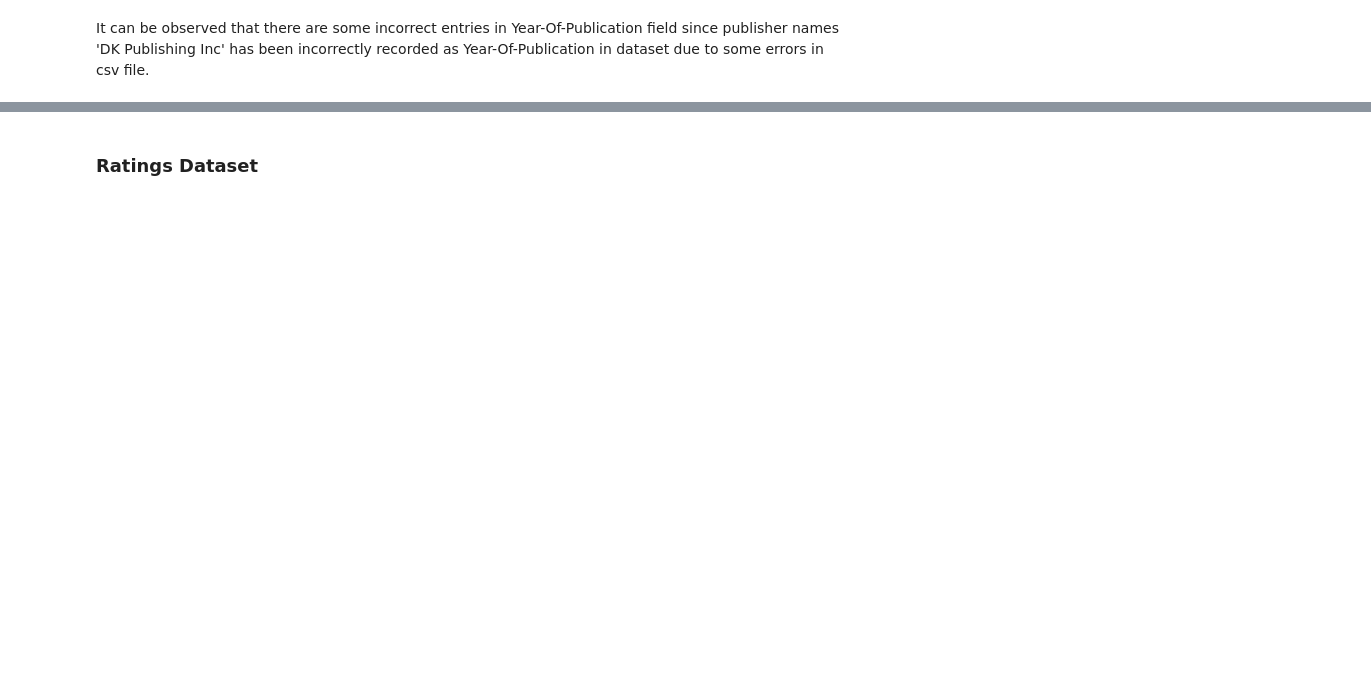
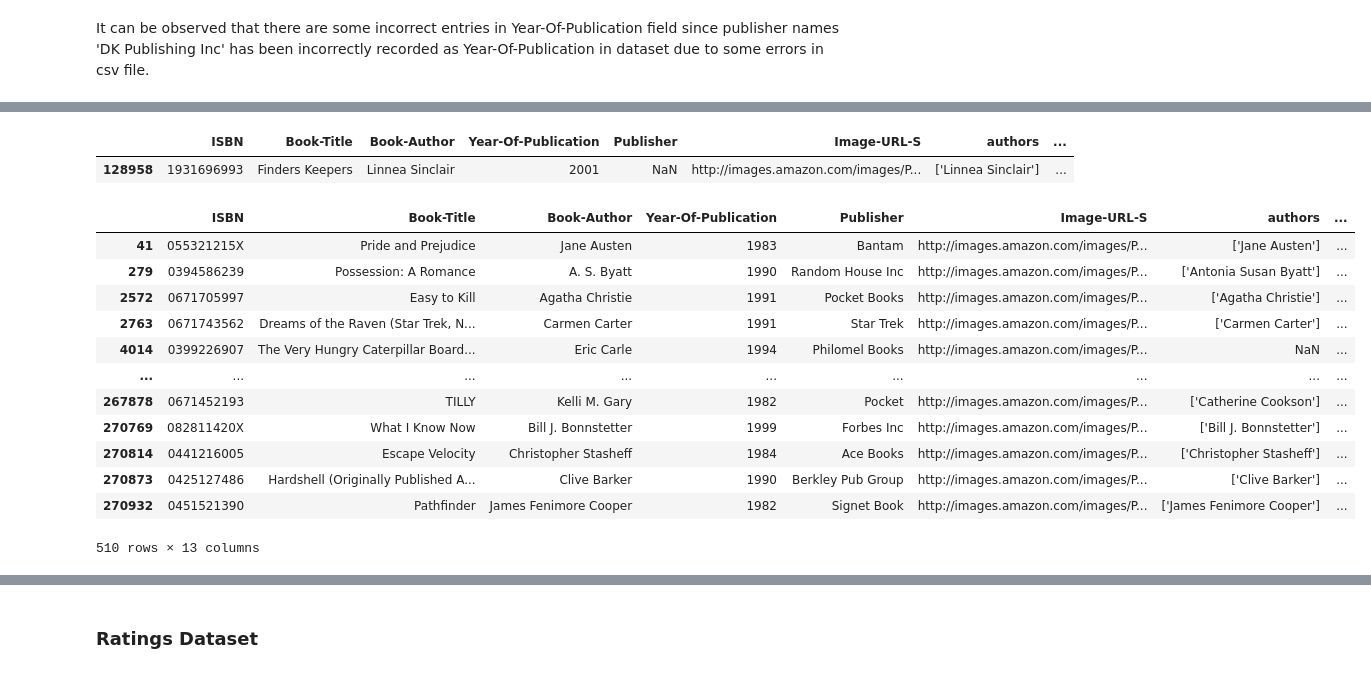
Before and after one commit to Azegele/Phase-5-Project, a Jupyter notebook: index.ipynb, the cells around one changed output, grey strips where cells are left out. Saved outputs shown, nothing was run; the diff lists cells and outputs as text; code cells hidden in the pictures; blank space fills up the shorter version.

```diff
--- a/index.ipynb
+++ b/index.ipynb
@@ -1172,0 +1112,4 @@ dtype: int64
+# %%
+# mode of the 'Year-Of-Publication' column
+mode = books_data['Year-Of-Publication'].mode().iloc[0]
+mode
@@ -1172,0 +1118,3 @@ dtype: int64
+# %%
+# Replace nan values and non-four-digit year values with the mode
+books_data['Year-Of-Publication'].loc[(books_data['Year-Of-Publication'].isnull()) | (~books_data['Year-Of-Publication'].astype(str).str.match('\d{4}')), ] = mode
@@ -1172,0 +1140,29 @@ dtype: int64
+# %%
+# Convert the "year-of-publication" column to integer
+books_data['Year-Of-Publication'] = books_data['Year-Of-Publication'].apply(int)
+# %%
+#exploring 'publisher' column
+books_data.loc[books_data.Publisher.isnull(),:]
+# %% [output]
+|  | ISBN | Book-Title | Book-Author | Year-Of-Publication | Publisher | Image-URL-S | authors | ... |
+| 128958 | 1931696993 | Finders Keepers | Linnea Sinclair | 2001 | NaN | http://images.amazon.com/images/P... | ['Linnea Sinclair'] | ... |
+# %%
+#Filling Nan of Publisher with its publisher
+books_data.Publisher.fillna('Bantam', inplace=True)
+# %%
+#exploring 'Page count' column
+books_data.loc[books_data.page_count.isnull(),:]
+# %% [output]
+|  | ISBN | Book-Title | Book-Author | Year-Of-Publication | Publisher | Image-URL-S | authors | ... |
+| 41 | 055321215X | Pride and Prejudice | Jane Austen | 1983 | Bantam | http://images.amazon.com/images/P... | ['Jane Austen'] | ... |
+| 279 | 0394586239 | Possession: A Romance | A. S. Byatt | 1990 | Random House Inc | http://images.amazon.com/images/P... | ['Antonia Susan Byatt'] | ... |
+| 2572 | 0671705997 | Easy to Kill | Agatha Christie | 1991 | Pocket Books | http://images.amazon.com/images/P... | ['Agatha Christie'] | ... |
+| 2763 | 0671743562 | Dreams of the Raven (Star Trek, N... | Carmen Carter | 1991 | Star Trek | http://images.amazon.com/images/P... | ['Carmen Carter'] | ... |
+| 4014 | 0399226907 | The Very Hungry Caterpillar Board... | Eric Carle | 1994 | Philomel Books | http://images.amazon.com/images/P... | NaN | ... |
+| ... | ... | ... | ... | ... | ... | ... | ... | ... |
+| 267878 | 0671452193 | TILLY | Kelli M. Gary | 1982 | Pocket | http://images.amazon.com/images/P... | ['Catherine Cookson'] | ... |
+| 270769 | 082811420X | What I Know Now | Bill J. Bonnstetter | 1999 | Forbes Inc | http://images.amazon.com/images/P... | ['Bill J. Bonnstetter'] | ... |
+| 270814 | 0441216005 | Escape Velocity | Christopher Stasheff | 1984 | Ace Books | http://images.amazon.com/images/P... | ['Christopher Stasheff'] | ... |
+| 270873 | 0425127486 | Hardshell (Originally Published A... | Clive Barker | 1990 | Berkley Pub Group | http://images.amazon.com/images/P... | ['Clive Barker'] | ... |
+| 270932 | 0451521390 | Pathfinder | James Fenimore Cooper | 1982 | Signet Book | http://images.amazon.com/images/P... | ['James Fenimore Cooper'] | ... |
+510 rows × 13 columns
```
Also changed, not shown: parts of 109 cells of this notebook.
